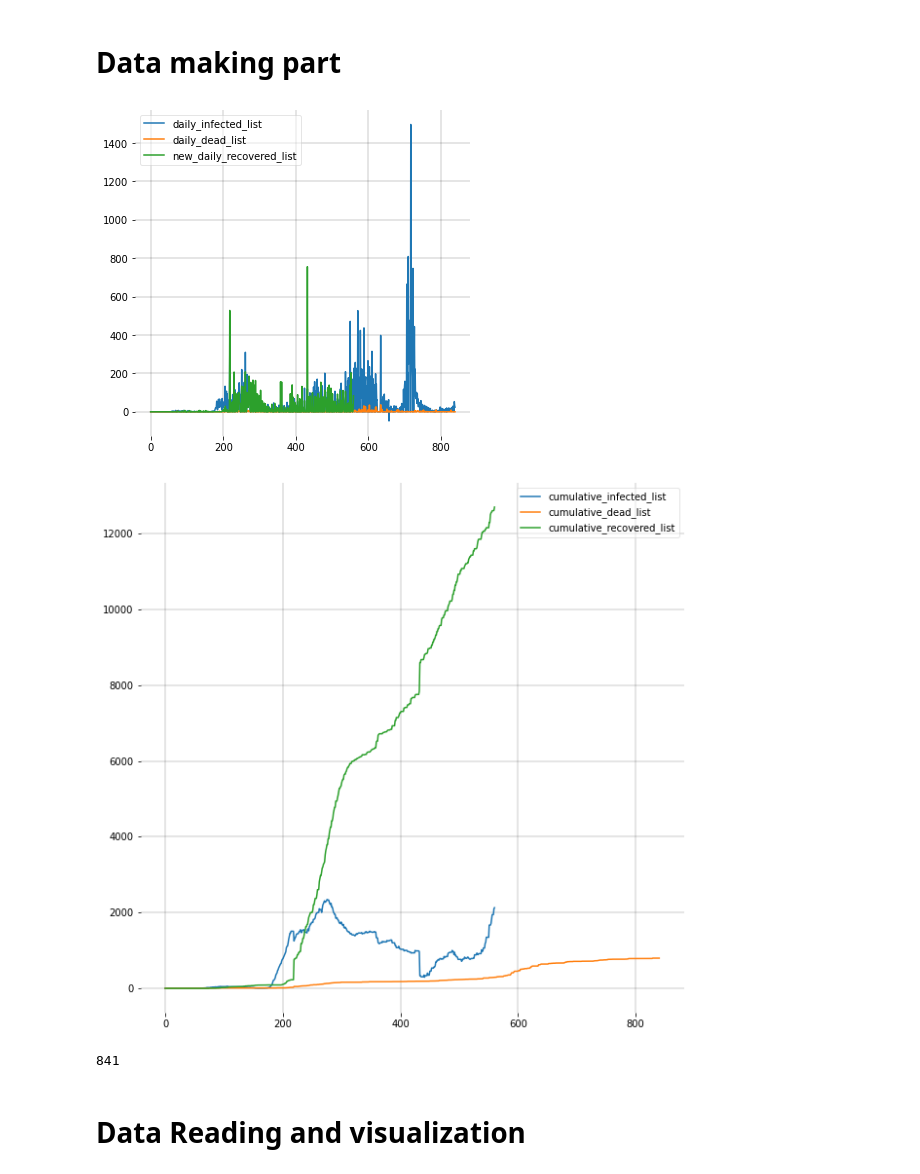
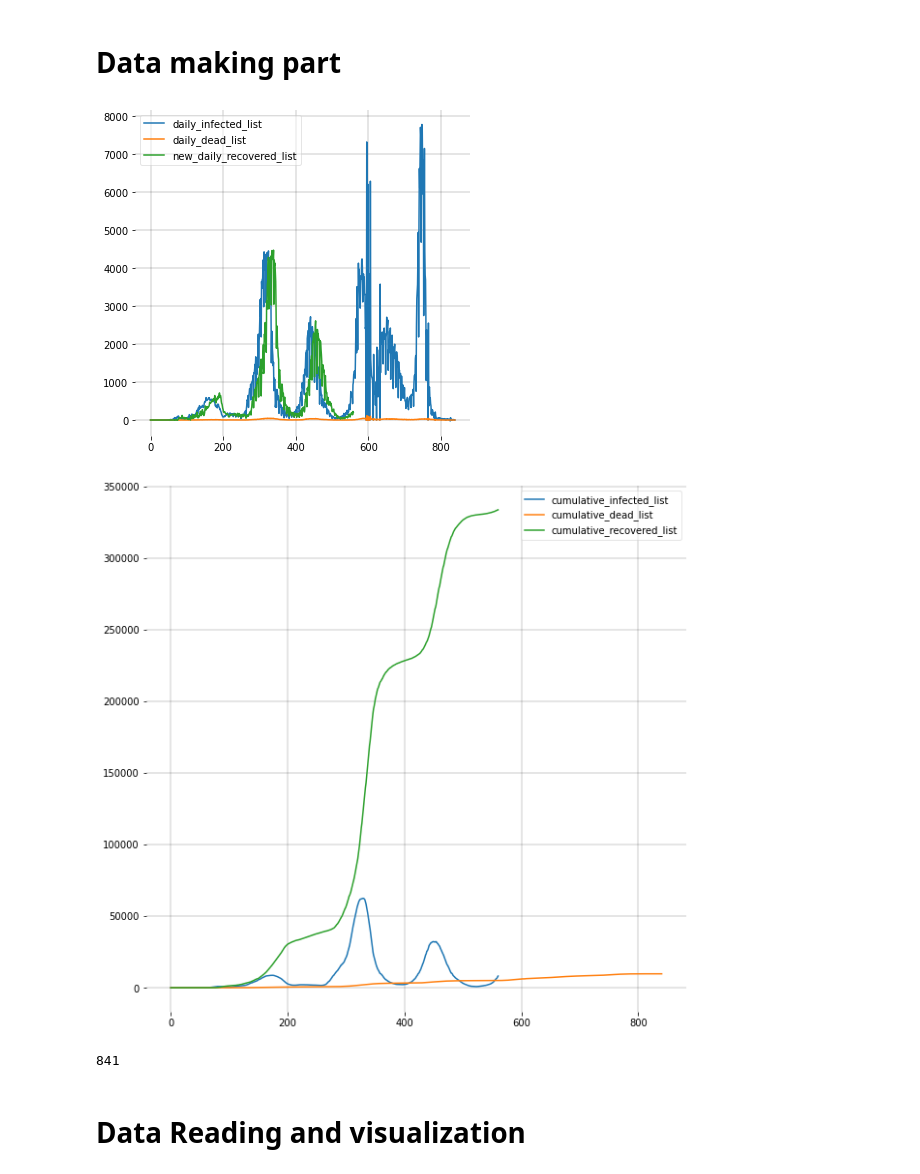
Before and after one commit to jhgoblue/covid-19-pbl, a Jupyter notebook: dinn-sird-baseline.ipynb, the cells around one changed output. Saved outputs shown, nothing was run; the diff lists cells and outputs as text; code cells hidden in the pictures.

```diff
--- a/dinn-sird-baseline.ipynb
+++ b/dinn-sird-baseline.ipynb
@@ -55,7 +55,7 @@ for file_name in sorted_fnames:
     confirmed = 0
     recovered = 0
     for key,row in df.iterrows():
-        if key == 'Bahamas':
+        if key == 'Azerbaijan':
             deaths = deaths + row['Deaths']
             confirmed = confirmed + row['Confirmed']
             recovered = recovered + row['Recovered']
@@ -97,34 +97,34 @@ for spine in ('top', 'right', 'bottom', 'left'):
     ax.spines[spine].set_visible(False)
 plt.show();
 # %% [output]
-[figure, old version]
+[figure, new version]
 # %%
 # Making the SIDR list
-N = 400516
+N = 10164464
 cumulative_susceptible_list = []
 for i in range(len(cumulative_recovered_list)):
     cumulative_infected_list[i]=(cumulative_infected_list[i] - cumulative_recovered_list[i]- cumulative_dead_list[i])
     cumulative_susceptible_list.append(N - cumulative_recovered_list[i] - cumulative_infected_list[i] - cumulative_dead_list[i])
 
 fig = plt.figure(figsize=(10,10))
 
 ax = fig.add_subplot(111, facecolor='#dddddd', axisbelow=True)
 ax.set_facecolor('xkcd:white')
 
 # plt.plot(cumulative_susceptible_list[:310], label = 'cumulative_susceptible_list')
 plt.plot(cumulative_infected_list, label = 'cumulative_infected_list')
 plt.plot(cumulative_dead_list, label = 'cumulative_dead_list')
 plt.plot(cumulative_recovered_list, label = 'cumulative_recovered_list')
 
 ax.grid(b=True, which='major', c='black', lw=0.2, ls='-')
 legend = ax.legend()
 legend.get_frame().set_alpha(0.5)
 for spine in ('top', 'right', 'bottom', 'left'):
     ax.spines[spine].set_visible(False)
 plt.show();
 print(len(cumulative_susceptible_list))
 # %% [output]
-[figure, old version]
+[figure, new version]
 841
 # %%
 #save as csv files
```
Also changed, not shown: parts of 8 cells of this notebook.
